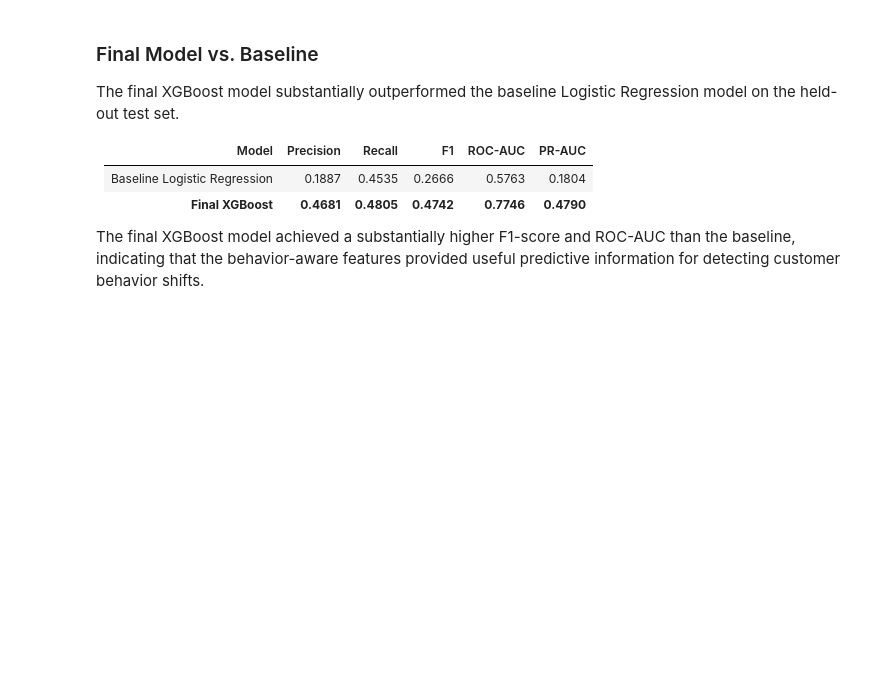
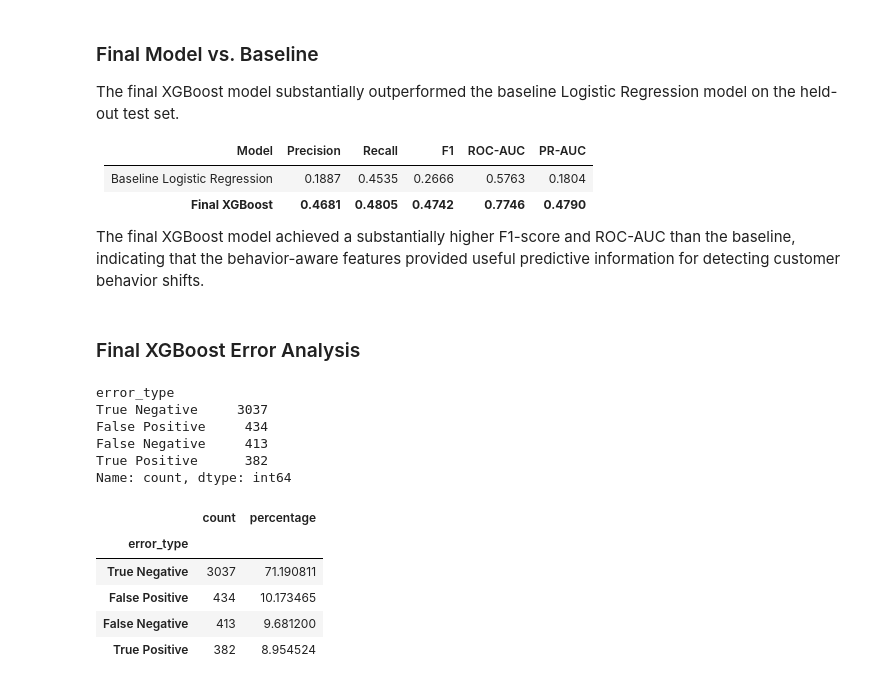
Before and after one commit to saraalwadia/customer-behavior-shift-detection, a Jupyter notebook: notebooks/04_modeling.ipynb, the cells around one changed output. Drawn from its saved outputs; the diff is of its cells as text; code cells hidden in the pictures; blank space fills up the shorter version.

```diff
--- a/notebooks/04_modeling.ipynb
+++ b/notebooks/04_modeling.ipynb
@@ -3061,3 +3136,70 @@ The final XGBoost model substantially outperformed the baseline Logistic Regress
 | **Final XGBoost**            | **0.4681** | **0.4805** | **0.4742** | **0.7746** | **0.4790** |
 
 The final XGBoost model achieved a substantially higher F1-score and ROC-AUC than the baseline, indicating that the behavior-aware features provided useful predictive information for detecting customer behavior shifts.
+# %% [markdown]
+### Final XGBoost Error Analysis
+# %%
+# Create final XGBoost test results for error analysis
+
+final_xgb_test_results = test_df.copy()
+
+final_xgb_test_results["actual"] = y_test.values
+
+final_xgb_test_results["predicted"] = y_test_pred_xgb_threshold
+
+final_xgb_test_results["predicted_probability"] = y_test_proba_xgb
+
+final_xgb_test_results["error_type"] = np.select(
+    [
+        (final_xgb_test_results["actual"] == 1) &
+        (final_xgb_test_results["predicted"] == 1),
+
+        (final_xgb_test_results["actual"] == 0) &
+        (final_xgb_test_results["predicted"] == 0),
+
+        (final_xgb_test_results["actual"] == 0) &
+        (final_xgb_test_results["predicted"] == 1),
+
+        (final_xgb_test_results["actual"] == 1) &
+        (final_xgb_test_results["predicted"] == 0)
+    ],
+    [
+        "True Positive",
+        "True Negative",
+        "False Positive",
+        "False Negative"
+    ],
+    default="Unknown"
+)
+
+final_xgb_test_results["error_type"].value_counts()
+# %% [output]
+error_type
+True Negative     3037
+False Positive     434
+False Negative     413
+True Positive      382
+Name: count, dtype: int64
+# %%
+# Calculate count and percentage of each prediction outcome
+
+final_xgb_error_distribution = (
+    final_xgb_test_results["error_type"]
+    .value_counts()
+    .to_frame("count")
+)
+
+final_xgb_error_distribution["percentage"] = (
+    final_xgb_error_distribution["count"]
+    / len(final_xgb_test_results)
+    * 100
+)
+
+final_xgb_error_distribution
+# %% [output]
+|  | count | percentage |
+| error_type |  |  |
+| True Negative | 3037 | 71.190811 |
+| False Positive | 434 | 10.173465 |
+| False Negative | 413 | 9.681200 |
+| True Positive | 382 | 8.954524 |
```
Also changed, not shown: parts of 11 cells of this notebook, 2 other files.
